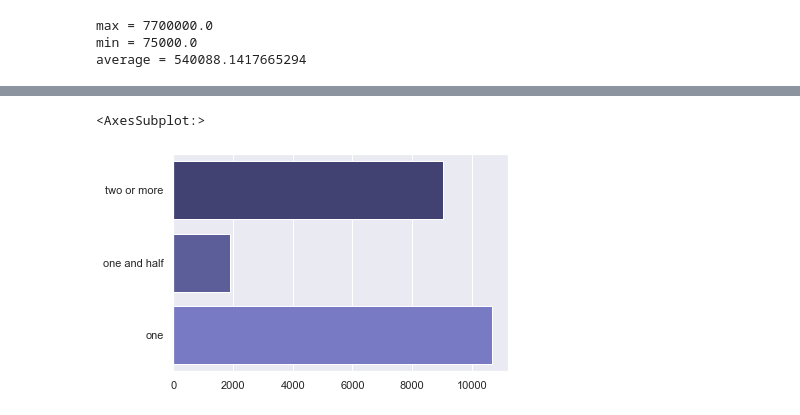
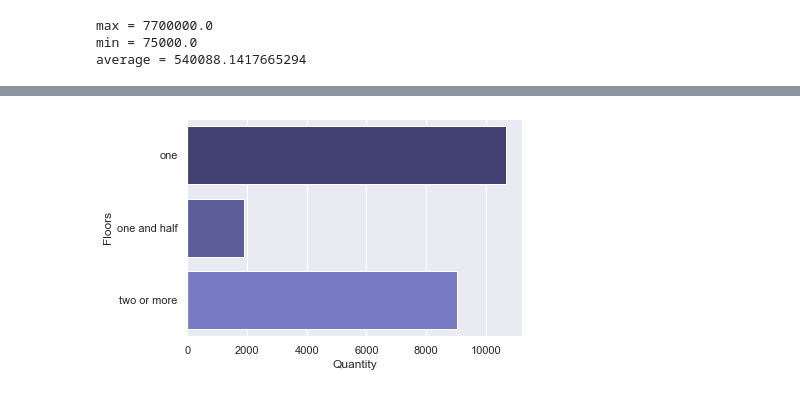
Before and after one commit to Arrinch/eda, a Jupyter notebook: homes.ipynb, the cells around one changed output, grey strips where cells are left out. Drawn from its saved outputs; the diff is of its cells as text; code cells hidden in the pictures.

```diff
--- a/homes.ipynb
+++ b/homes.ipynb
@@ -44,22 +44,21 @@ sns.barplot(quantity, bedrooms, order=['three or more', 'two', 'one'], palette='
 # %%
 #Floors chart
 f = df1['floors']
 
 one_floor, one_and_half, two_or_more = [], [], []
 
 for i in f:
     if (i == 1):
         one_floor.append(i)
     elif (i == 1.5):
         one_and_half.append(1)
     elif (i >= 2):
         two_or_more.append(1)
 
-quantity = [len(one_floor), len(one_and_half), len(two_or_more)]
-floors = ['one', 'one and half', 'two or more']
+data = [[len(one_floor), 'one'], [len(one_and_half), 'one and half'], [len(two_or_more), 'two or more']]
+df3 = pd.DataFrame(data, columns = ['Quantity', 'Floors'])
 
-sns.barplot(quantity, floors, order=['two or more', 'one and half', 'one'], palette="tab20b")
+sns.barplot(x='Quantity', y='Floors', data=df3, palette='tab20b');
 # %% [output]
-<AxesSubplot:>
-[figure, old version]
+[figure, new version]
 # %%
```
Also changed, not shown: parts of 2 cells of this notebook.
